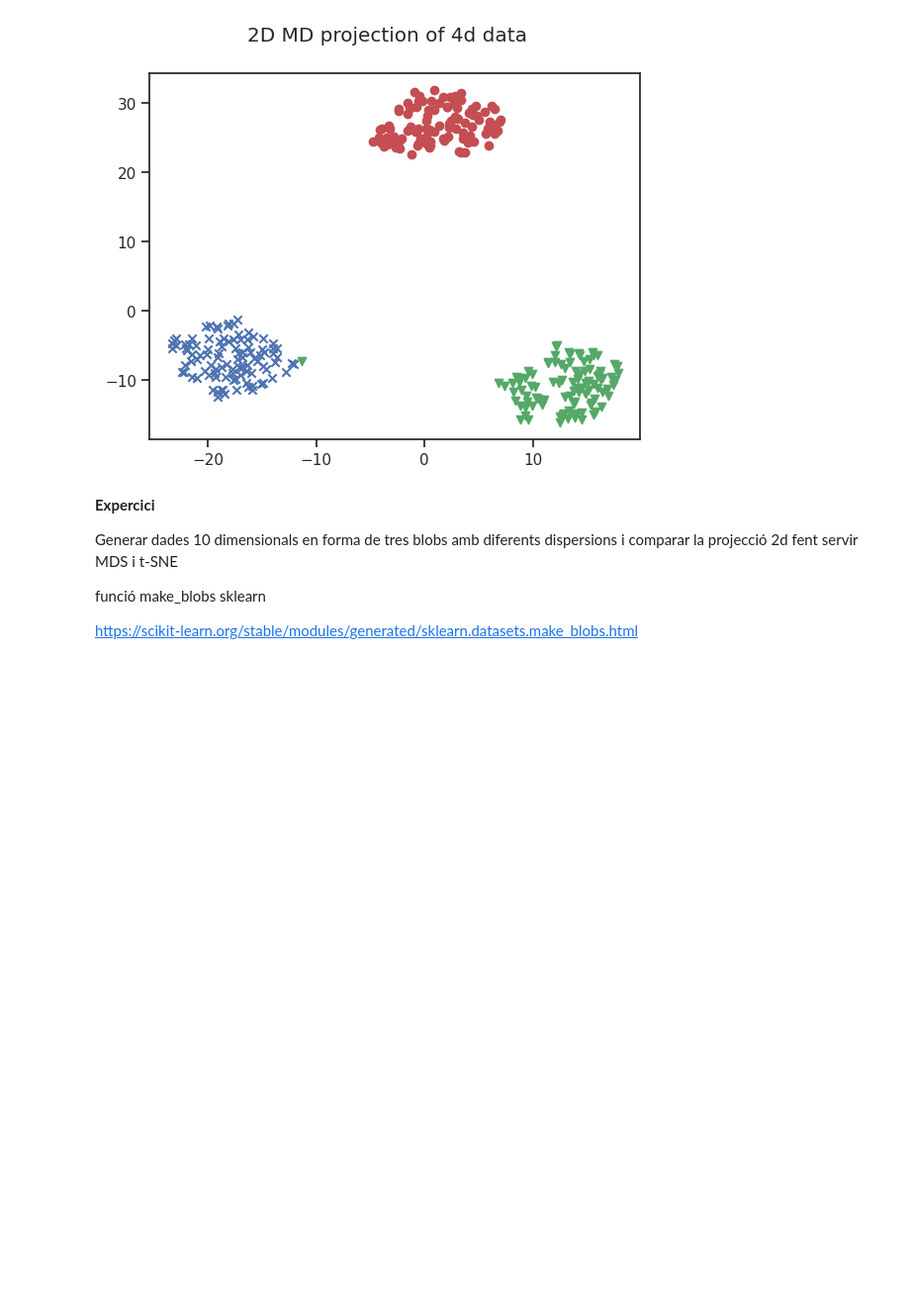
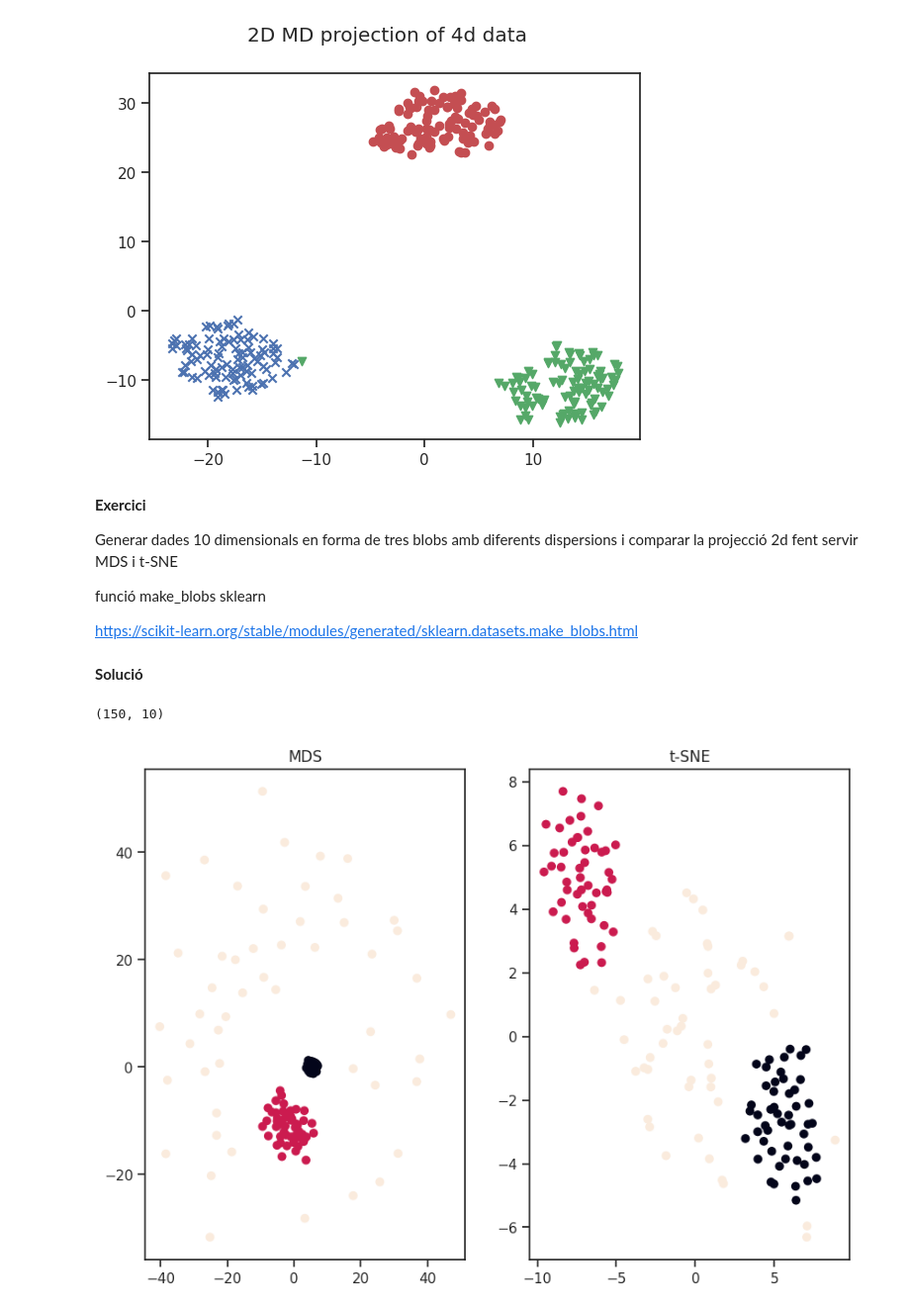
Before and after one commit to raulbenitez/introAI_ICE, a Jupyter notebook: Tema3_Reducció_de_dimensionalitat.ipynb, the cells around one changed output. Shown at 99% size. Cells and saved outputs as stored; diff of their text form; code cells hidden in the pictures; blank space fills up the shorter version.

```diff
--- a/Tema3_Reducció_de_dimensionalitat.ipynb
+++ b/Tema3_Reducció_de_dimensionalitat.ipynb
@@ -618,7 +618,7 @@ py.show()
 # %% [output]
 [figure]
 # %% [markdown]
-**Expercici**
+**Exercici**
 
 Generar dades 10 dimensionals en forma de tres blobs amb diferents dispersions i comparar la projecció 2d fent servir MDS i t-SNE
 
@@ -626,3 +626,39 @@ Generar dades 10 dimensionals en forma de tres blobs amb diferents dispersions i
 funció make_blobs sklearn
 
 https://scikit-learn.org/stable/modules/generated/sklearn.datasets.make_blobs.html
+# %% [markdown]
+**Solució**
+# %%
+from sklearn.datasets import make_blobs
+
+# Generate random blobs:
+n_features = 2
+n_samples = 150
+X, y = make_blobs(n_samples=n_samples, n_features=n_features, centers = [(0,0,0,0,0,0,0,0,0,0),(-10,10,0,0,0,0,0,0,0,0),(10,10,0,0,0,0,0,0,0,0)],cluster_std=(0.5,2,10))
+X.shape
+# %% [output]
+(150, 10)
+# %%
+# Apply MDS algorithm:
+mds = manifold.MDS(n_components=2, max_iter=3000, eps=1e-9, random_state=seed,
+                   dissimilarity="precomputed", n_jobs=1)
+similarities = euclidean_distances(X)
+pos_mds = mds.fit(similarities).embedding_
+
+# Apply t-SNE algorithm:
+n_components = 2
+perplexity = 30
+tsne = manifold.TSNE(n_components=n_components, init='random', random_state=0, perplexity=perplexity)
+pos_tsne = tsne.fit_transform(X)
+
+# Plot everything:
+plt.figure(figsize=(10,7))
+ax0 = plt.subplot(1,2,1)
+plt.scatter(pos_mds[:, 0], pos_mds[:, 1], c=y)
+plt.title("MDS")
+ax1 = plt.subplot(1,2,2)
+plt.scatter(pos_tsne[:, 0], pos_tsne[:, 1], c=y)
+plt.title("t-SNE")
+plt.show()
+# %% [output]
+[figure, added]
```
